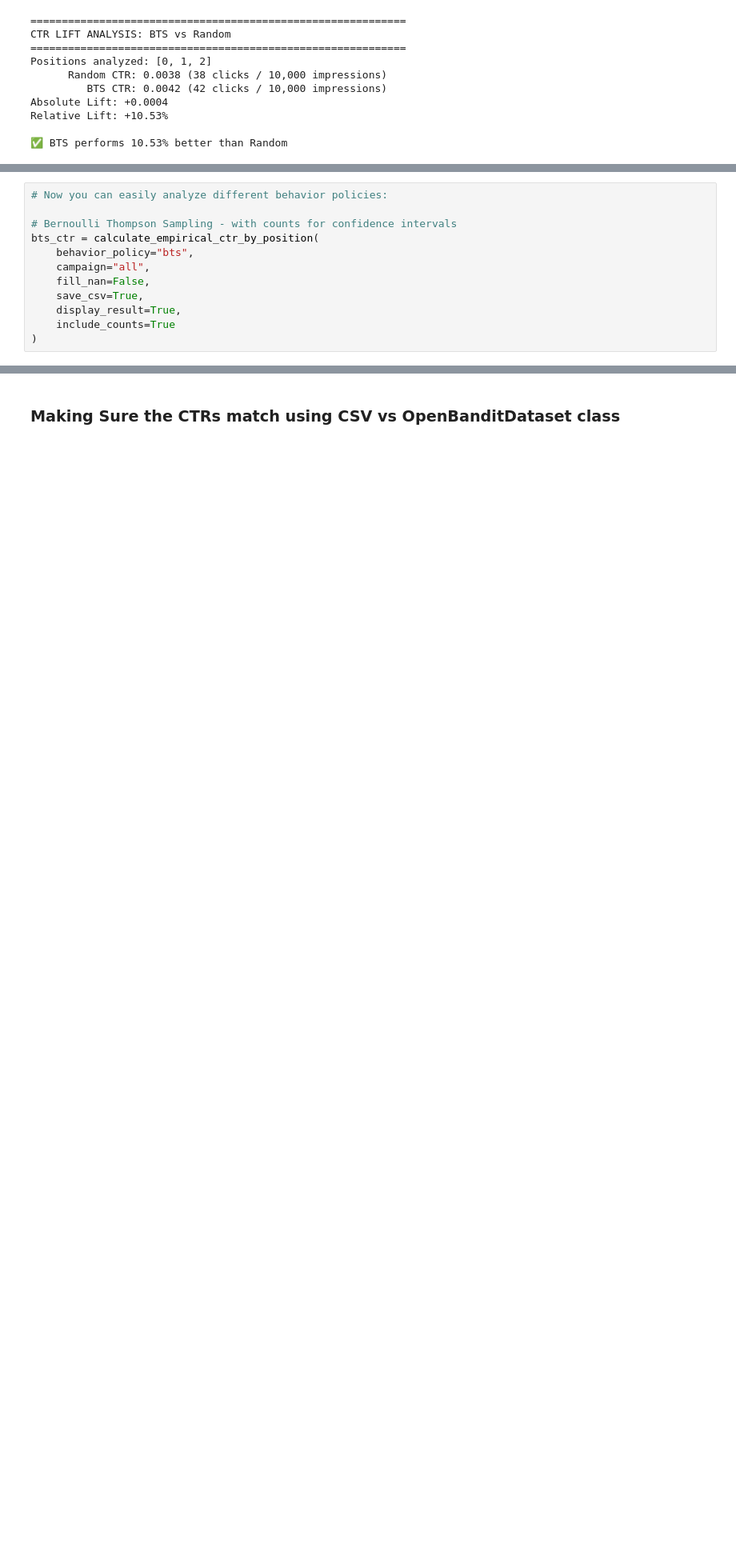
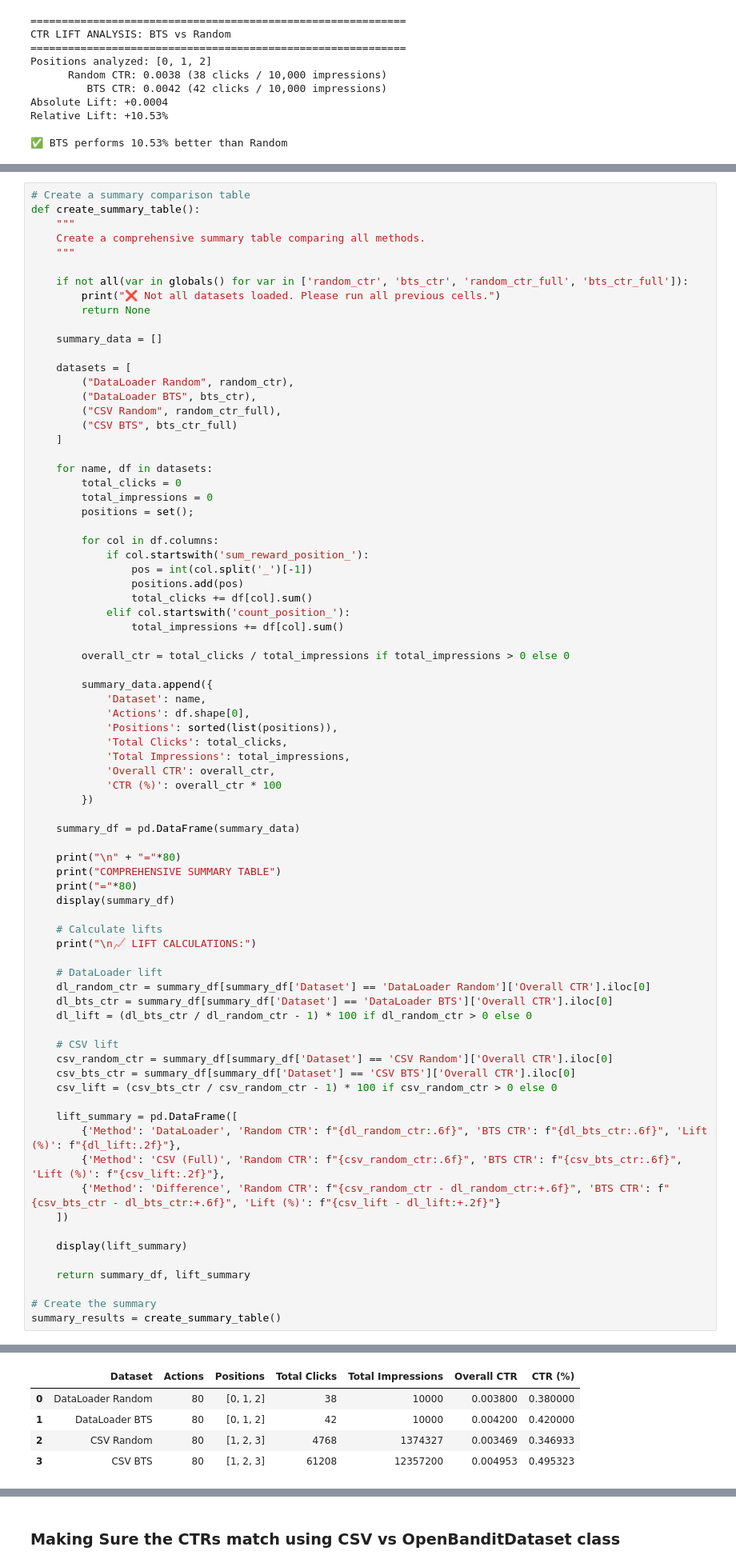
Before and after one commit to armandordorica/OBP_Replication, a Jupyter notebook: EDA_empirical_CTRs.ipynb, the cells around one changed output, grey strips where cells are left out. Shown at 80% size. Drawn from its saved outputs; the diff is of its cells as text; blank space fills up the shorter version.

```diff
--- a/EDA_empirical_CTRs.ipynb
+++ b/EDA_empirical_CTRs.ipynb
@@ -406,12 +285,0 @@ def analyze_ctr_with_confidence_intervals(behavior_policy="random", campaign="al
-# %%
-# Now you can easily analyze different behavior policies:
-
-# Bernoulli Thompson Sampling - with counts for confidence intervals
-bts_ctr = calculate_empirical_ctr_by_position(
-    behavior_policy="bts",
-    campaign="all",
-    fill_nan=False,
-    save_csv=True,
-    display_result=True,
-    include_counts=True
-)
@@ -479,0 +685,78 @@ policy_comparison
+# %%
+# Create a summary comparison table
+def create_summary_table():
+    """
+    Create a comprehensive summary table comparing all methods.
+    """
+
+    if not all(var in globals() for var in ['random_ctr', 'bts_ctr', 'random_ctr_full', 'bts_ctr_full']):
+        print("❌ Not all datasets loaded. Please run all previous cells.")
+        return None
+
+    summary_data = []
+
+    datasets = [
+        ("DataLoader Random", random_ctr),
+        ("DataLoader BTS", bts_ctr),
+        ("CSV Random", random_ctr_full),
+        ("CSV BTS", bts_ctr_full)
+    ]
+
+    for name, df in datasets:
+        total_clicks = 0
+        total_impressions = 0
+        positions = set();
+
+        for col in df.columns:
+            if col.startswith('sum_reward_position_'):
+                pos = int(col.split('_')[-1])
+                positions.add(pos)
+                total_clicks += df[col].sum()
+            elif col.startswith('count_position_'):
+                total_impressions += df[col].sum()
+
+        overall_ctr = total_clicks / total_impressions if total_impressions > 0 else 0
+
+        summary_data.append({
+            'Dataset': name,
+            'Actions': df.shape[0],
+            'Positions': sorted(list(positions)),
+            'Total Clicks': total_clicks,
+            'Total Impressions': total_impressions,
+            'Overall CTR': overall_ctr,
+            'CTR (%)': overall_ctr * 100
+        })
+
+    summary_df = pd.DataFrame(summary_data)
+
+    print("\n" + "="*80)
+    print("COMPREHENSIVE SUMMARY TABLE")
+    print("="*80)
+    display(summary_df)
+
+    # Calculate lifts
+    print("\n📈 LIFT CALCULATIONS:")
+
+    # DataLoader lift
+    dl_random_ctr = summary_df[summary_df['Dataset'] == 'DataLoader Random']['Overall CTR'].iloc[0]
+    dl_bts_ctr = summary_df[summary_df['Dataset'] == 'DataLoader BTS']['Overall CTR'].iloc[0]
+    dl_lift = (dl_bts_ctr / dl_random_ctr - 1) * 100 if dl_random_ctr > 0 else 0
+
+    # CSV lift
+    csv_random_ctr = summary_df[summary_df['Dataset'] == 'CSV Random']['Overall CTR'].iloc[0]
+    csv_bts_ctr = summary_df[summary_df['Dataset'] == 'CSV BTS']['Overall CTR'].iloc[0]
+    csv_lift = (csv_bts_ctr / csv_random_ctr - 1) * 100 if csv_random_ctr > 0 else 0
+
+    lift_summary = pd.DataFrame([
+        {'Method': 'DataLoader', 'Random CTR': f"{dl_random_ctr:.6f}", 'BTS CTR': f"{dl_bts_ctr:.6f}", 'Lift (%)': f"{dl_lift:.2f}"},
+        {'Method': 'CSV (Full)', 'Random CTR': f"{csv_random_ctr:.6f}", 'BTS CTR': f"{csv_bts_ctr:.6f}", 'Lift (%)': f"{csv_lift:.2f}"},
+        {'Method': 'Difference', 'Random CTR': f"{csv_random_ctr - dl_random_ctr:+.6f}", 'BTS CTR': f"{csv_bts_ctr - dl_bts_ctr:+.6f}", 'Lift (%)': f"{csv_lift - dl_lift:+.2f}"}
+    ])
+
+    display(lift_summary)
+
+    return summary_df, lift_summary
+
+# Create the summary
+summary_results = create_summary_table()
+# %% [output]
@@ -479,0 +766,5 @@ policy_comparison
+|  | Dataset | Actions | Positions | Total Clicks | Total Impressions | Overall CTR | CTR (%) |
+| 0 | DataLoader Random | 80 | [0, 1, 2] | 38 | 10000 | 0.003800 | 0.380000 |
+| 1 | DataLoader BTS | 80 | [0, 1, 2] | 42 | 10000 | 0.004200 | 0.420000 |
+| 2 | CSV Random | 80 | [1, 2, 3] | 4768 | 1374327 | 0.003469 | 0.346933 |
+| 3 | CSV BTS | 80 | [1, 2, 3] | 61208 | 12357200 | 0.004953 | 0.495323 |
```
Also changed, not shown: parts of 24 cells of this notebook, 1 other file.
